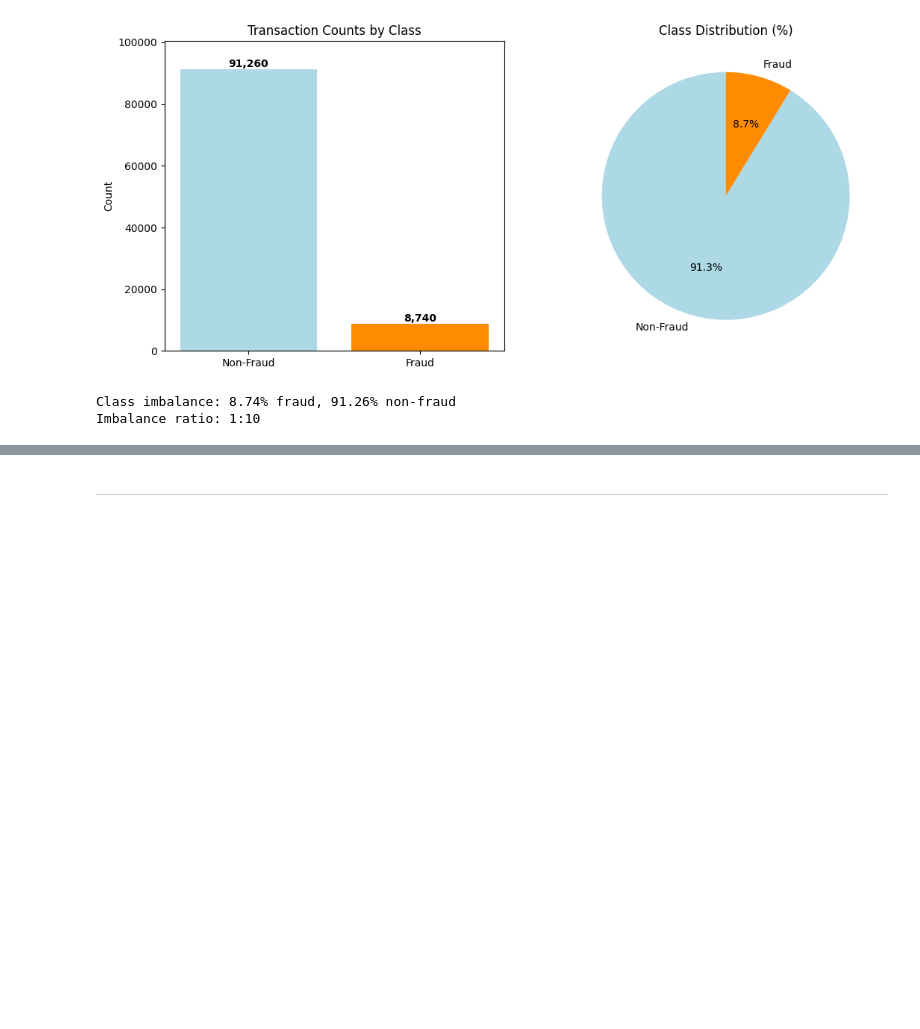
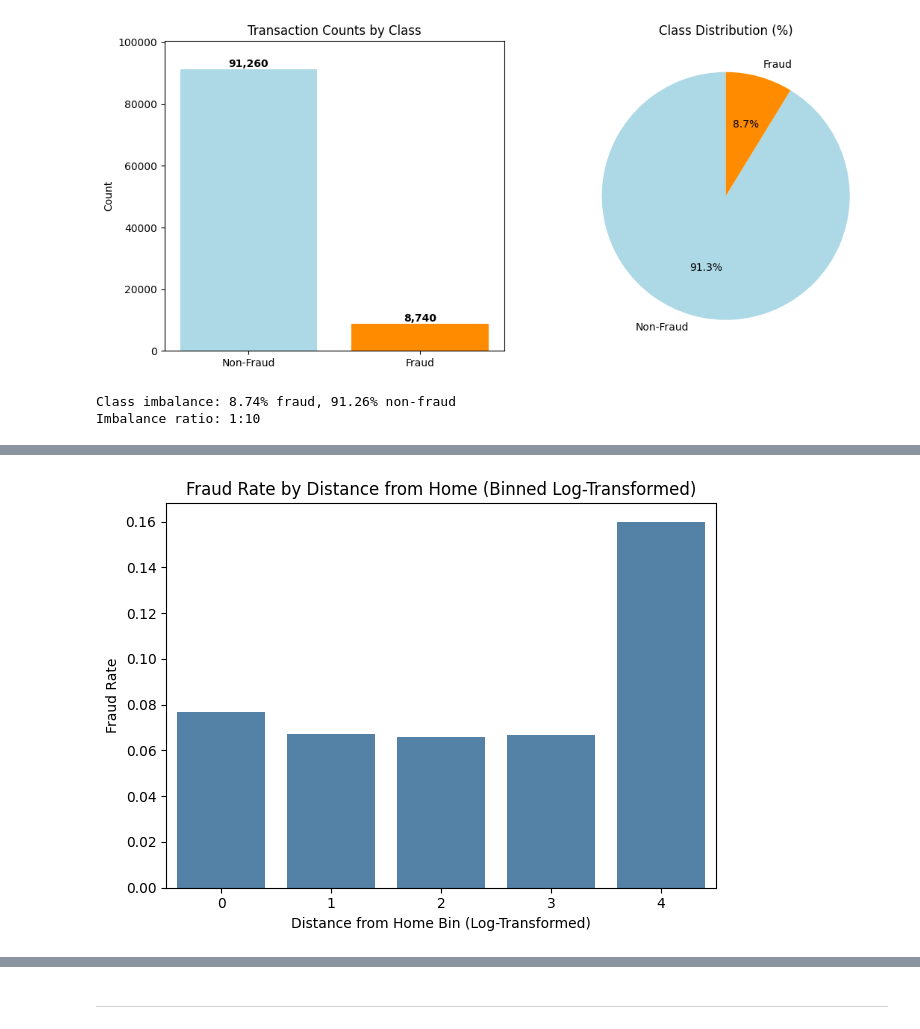
Before and after one commit to JayneLawley/Credit-Card-Fraud-Analysis, a Jupyter notebook: jupyter_notebooks/02_EDA.ipynb, the cells around one changed output, grey strips where cells are left out. Drawn from its saved outputs; the diff is of its cells as text; code cells hidden in the pictures; blank space fills up the shorter version.

```diff
--- a/jupyter_notebooks/02_EDA.ipynb
+++ b/jupyter_notebooks/02_EDA.ipynb
@@ -182,0 +234,19 @@ Section 2 content
+# %%
+# Binned Feature 1 (log_distance_from_home_bin) Visualisation
+# Explore binned feature using Seaborn and Matplotlib bar plot
+
+fraud_by_bin = (
+    df.groupby("log_distance_from_home_bin")["fraud"]
+      .mean()
+      .rename("fraud_rate")
+      .reset_index()
+) # Calculate fraud rate by log_distance_from_home_bin
+
+sns.barplot(x="log_distance_from_home_bin", y="fraud_rate", data=fraud_by_bin, color="steelblue")
+plt.ylabel("Fraud Rate") # y-axis label
+plt.xlabel("Distance from Home Bin (Log-Transformed)") # x-axis label
+plt.title("Fraud Rate by Distance from Home (Binned Log-Transformed)") # title
+plt.tight_layout() # Adjust layout
+plt.show() # Show plot
+# %% [output]
+[figure, added]
```
Also changed, not shown: parts of 8 cells of this notebook, 1 other file.
